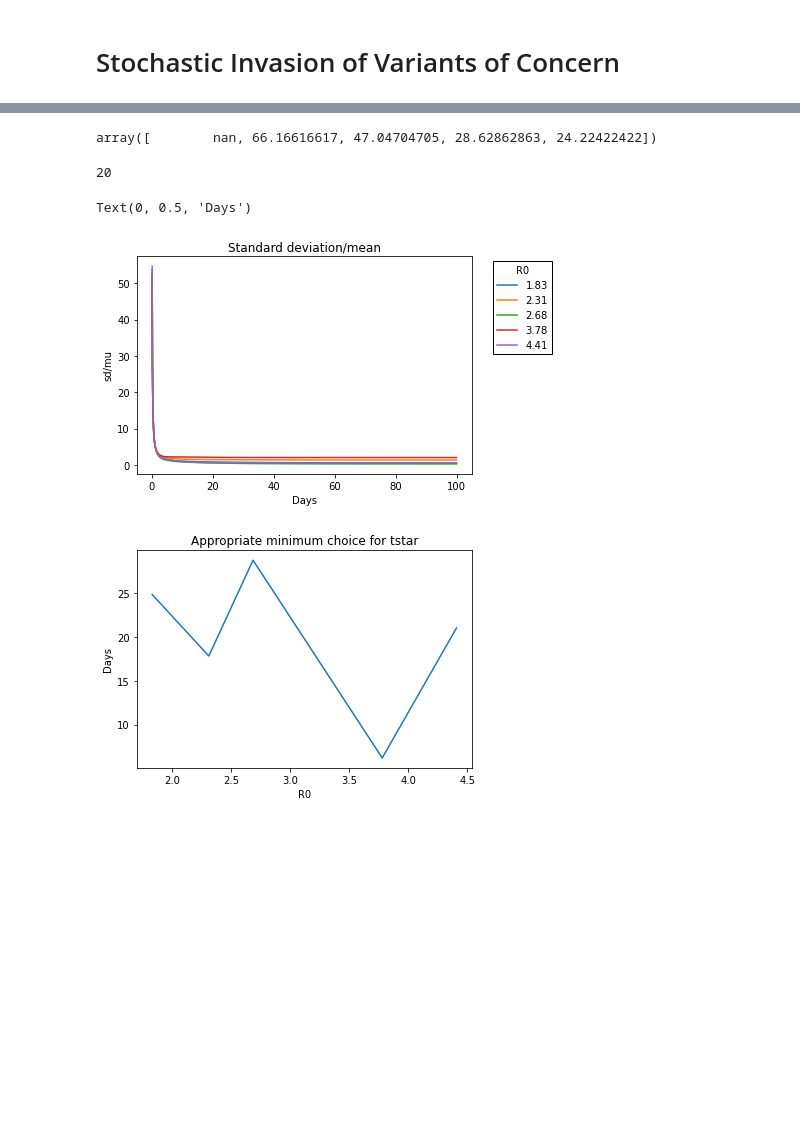
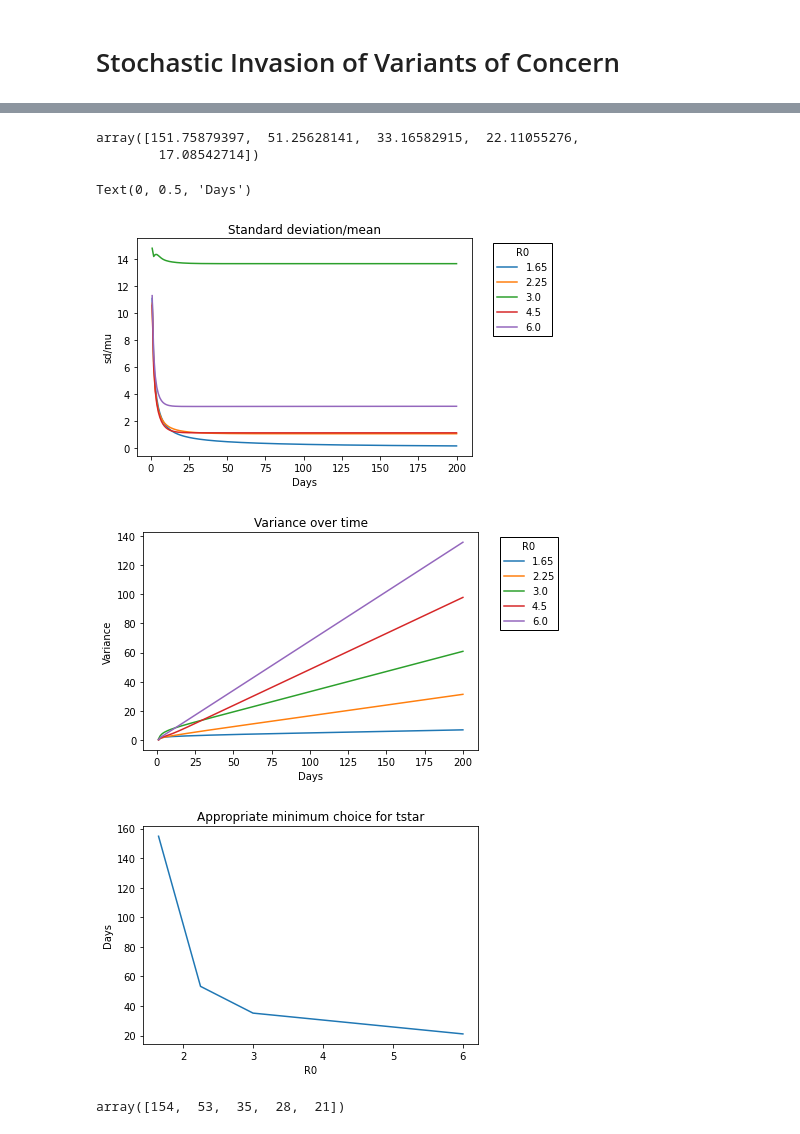
Before and after one commit to JCurran-Sebastian/BPs_for_VoC, a Jupyter notebook: VoC_paper-Copy1.ipynb, the cells around one changed output, grey strips where cells are left out. Saved outputs shown, nothing was run; the diff lists cells and outputs as text; code cells hidden in the pictures; blank space fills up the shorter version.

```diff
--- a/VoC_paper-Copy1.ipynb
+++ b/VoC_paper-Copy1.ipynb
@@ -221,13 +221,13 @@ sigma = 0.3 # Progression rate from exposed to infectious
 sus_uk = 1-0.9 # Susceptibility of unvaccinated B.1.351 recovereds against wildtype
 sus_sa = 1-0.4 # Susceptibility of unvaccinated wildtype recovereds against B.1.351
 vac_uk = 1-0.7 # Reduction in transmission of UK variant due to vaccine
-vac_sa = 1-0.8 # Reduction in transmission of SA variant due to vaccine
+vac_sa = 1-0.6 # Reduction in transmission of SA variant due to vaccine
 # vaccine_vec = np.array((1., az_vac_sa, pfi_vac_sa, new_vac_sa))
 
 #k = -1 #1/10 # Dispersion Endo et al.
 
-Tmax = 100
-num = 1000
+Tmax = 200
+num = 200
 time = np.linspace(0, Tmax, num=num)
 
 # Reduced transmissability for each type based on infection/vaccine immunity
@@ -257,6 +257,7 @@ prop_vec = np.array((p_sus*p_no_vac, p_rec*p_no_vac, p_sus*p_vac, p_rec*p_vac))
 
 cluster_im = 1
 if not cluster_im:
+    discount_imports = 0
     im =1/5.
     im_vec = np.zeros(ntypes)
     im_vec[:nexposed] = im*prop_vec*const_vec # Rate of importation for unvaccinated exposed cases of variants with no previous infection history
@@ -280,7 +278,7 @@ rho_mat = np.zeros((len(Reff_vec), len(time)))
 q_mat = np.zeros_like(rho_mat)
 R_vec = np.zeros_like(Reff_vec)
 showplot_rho = 100
-for r, Reff in enumerate(Reff_vec[:-1]):
+for r, Reff in enumerate(Reff_vec):
     beta_SA = Reff*gamma*rtrans_variant
 #     beta_vec = beta_SA * prop_vec
     RV = Reff*rtrans_variant
@@ -307,9 +305,9 @@ for r, Reff in enumerate(Reff_vec[:-1]):
         omega = (np.sum(prop_vec * const_vec * beta_SA) + gamma)
 #         sum_gen_funcs = np.sum((beta_SA*prop_vec/omega)*const_vec*(1+(1/k)*(1-u[:nexposed]))**(-k))
 
-#         banana = np.sum()
         if cluster_im:
-            pvec[0] = np.sum(prop_vec*const_vec*(1+((cluster_size)/alpha)*(1-u[1:(nexposed+1)]))**(-alpha))
+            omega0 = np.sum(prop_vec*const_vec*cluster_size)
+            pvec[0] = np.sum((prop_vec*const_vec)*(1+((cluster_size)/alpha)*(1-u[1:(nexposed+1)]))**(-alpha))
             sum_gen_funcs = np.sum((beta_SA*prop_vec/omega)*const_vec*u[1:(nexposed + 1)])
         else:
             sum_gen_funcs = np.sum((beta_SA*prop_vec/omega)*const_vec*u[:nexposed])
@@ -359,9 +357,14 @@ plt.legend(loc=2, bbox_to_anchor=(1.05, 1), framealpha=1., edgecolor='black', fa
 # Mean over time
 # Reff_vec = np.linspace(1.22, 2.94, num=20)
 mean_cond = np.zeros((len(Reff_vec), len(time)))
-mean_arr = np.zeros((len(Reff_vec), ntypes-1, len(time)))
+
+if discount_imports:
+    mean_arr = np.zeros((len(Reff_vec), ntypes-1, len(time)))
+else:
+    mean_arr = np.zeros((len(Reff_vec), ntypes, len(time)))
+
 mean = np.zeros_like(mean_cond)
-showplot = 300
+showplot = -1
 for r, Reff in enumerate(Reff_vec):
     beta_SA = Reff*gamma*rtrans_variant
     RV = Reff*rtrans_variant
@@ -392,11 +395,15 @@ for r, Reff in enumerate(Reff_vec):
     outbreak.set_Omega(Omega)
     n0s = np.zeros(ntypes)
 #     n0s[0] = 1.
-    Mvec = outbreak.solve_mean_odes(outbreak.set_mean_odes, time, n0s)[1:, :]
+    if discount_imports:
+        Mvec = outbreak.solve_mean_odes(outbreak.set_mean_odes, time, n0s)[1:, :]
+    else:
+        Mvec = outbreak.solve_mean_odes(outbreak.set_mean_odes, time, n0s)
     mean_arr[r, :, :] = Mvec
 #     mean_cond[r, :] = np.sum(Mvec, axis=0)
 
 #     mean_cond[r, :] = np.sum(Mvec/(1-rho_mat[r, :] + np.finfo(float).eps), axis=0)
+
     mean[r, :] = np.sum(Mvec, axis=0)
     plt.plot(time[:showplot], mean[r, :showplot], label = str(np.round(RV, 2)))
 plt.title("Mean number of cases" )
@@ -615,52 +659,67 @@ All eigenvalues of orth are real: True
 # %%
 tstars = np.zeros(len(Reff_vec))
 mean_stars = np.zeros((len(Reff_vec), ntypes-1))
-Istar = 80
+tstar_idxs = np.zeros(len(Reff_vec))
+Istar = 100
 for r, Reff in enumerate(Reff_vec):
     if mean[r, -1]>=Istar:
         tstar_idx  = np.min(np.where(mean[r, :] >= Istar)[0])
+        tstar_idxs[r] = tstar_idx
         tstar = time[tstar_idx]
         mean_stars[r, :] = mean_arr[r, :, tstar_idx]
     else:
         tstar = np.nan
     tstars[r] = tstar
+tstar_idxs = tstar_idxs.astype(int)
 tstars
 # %% [output]
-array([        nan, 66.16616617, 47.04704705, 28.62862863, 24.22422422])
+array([151.75879397,  51.25628141,  33.16582915,  22.11055276,
+        17.08542714])
-# %%
-len(Reff_vec)
-# %% [output]
-20
 # %%
 sig_vec= np.sqrt(var_vec)
 for r in range(0, len(Reff_vec)):
     RV = np.round(Reff_vec[r]*rtrans_variant, 2)
     sig_over_mean = (sig_vec[r, :]/(mean[r, :]))
 #     sig_over_mean = (sig_vec[r, :]/(mean_cond[r, :] ))
-    plt.plot(time ,sig_over_mean , label = str(RV))
+    plt.plot(time, sig_over_mean , label = str(RV))
 plt.title("Standard deviation/mean")
 plt.ylabel("sd/mu")
 plt.xlabel("Days")
 plt.legend(loc=2, bbox_to_anchor=(1.05, 1), framealpha=1., edgecolor='black', fancybox=False, title = "R0")
 # plt.savefig("./sd_over_mean_plot.pdf")
 
+plt.figure()
+for r in range(0, len(Reff_vec)):
+    RV = np.round(Reff_vec[r]*rtrans_variant, 2)
+    plt.plot(time, np.log(var_vec[r, :]), label = str(RV))
+plt.title("Variance over time")
+plt.ylabel("Variance")
+plt.xlabel("Days")
+plt.legend(loc=2, bbox_to_anchor=(1.05, 1), framealpha=1., edgecolor='black', fancybox=False, title = "R0")
+
+# Plot T^star for each R0
 
 tol = 1e-3
 Tstars = np.zeros(len(Reff_vec))
 Tstar_idx = np.zeros(len(Reff_vec)).astype(int)
 for r in range(0, len(Reff_vec)):
     if r != 12:
         sig_over_mean = (sig_vec[r, :])/(mean[r, :])
         diff = np.gradient(sig_over_mean)
         Tstar_idx[r] = (np.min(np.where(np.abs(diff[1:])<=tol)[0]))
         Tstars[r] = time[Tstar_idx[r]]
 plt.figure()
 plt.plot(Reff_vec*rtrans_variant, Tstars)
 plt.title("Appropriate minimum choice for tstar")
 plt.xlabel("R0")
 plt.ylabel("Days")
 # plt.savefig("./tstarchoice.pdf")
 # %% [output]
 Text(0, 0.5, 'Days')
-[figure, old version]
+[figure, new version]
-[figure, old version]
+[figure, new version]
+[figure, added]
+# %%
+Tstar_idx
+# %% [output]
+array([154,  53,  35,  28,  21])
```
Also changed, not shown: parts of 11 cells of this notebook.
